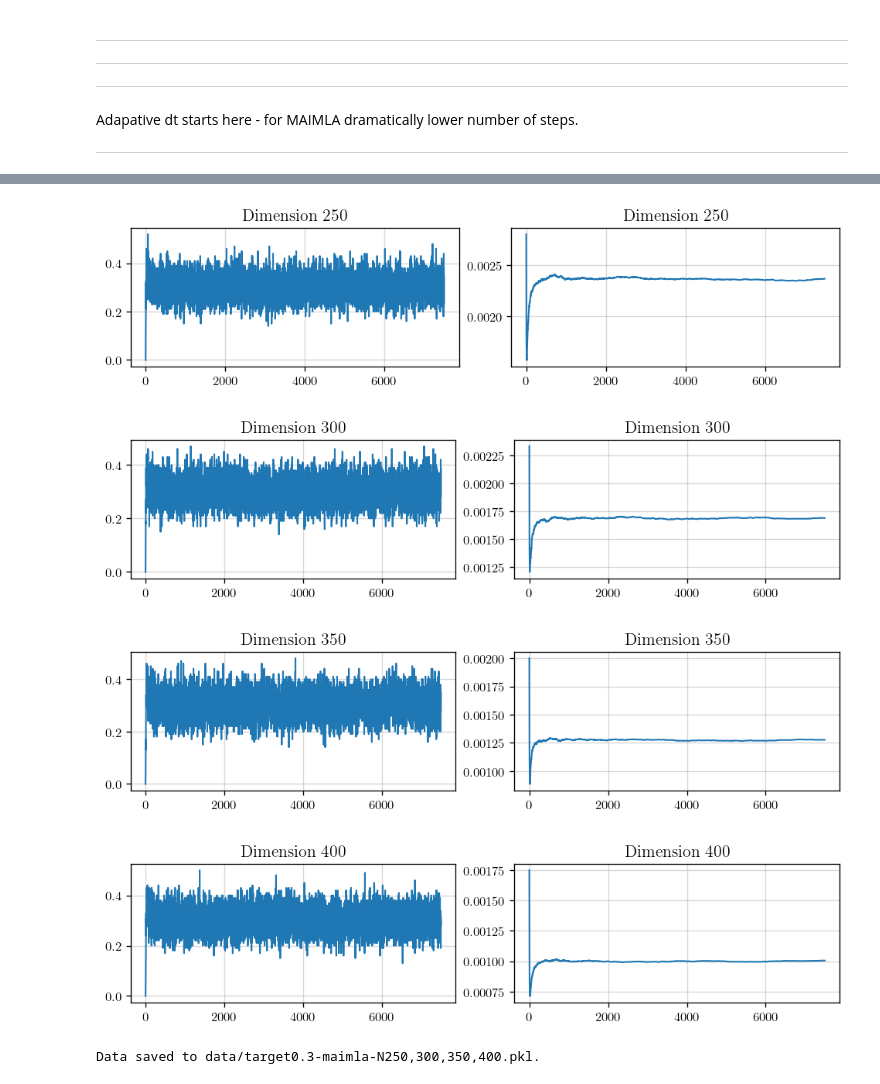
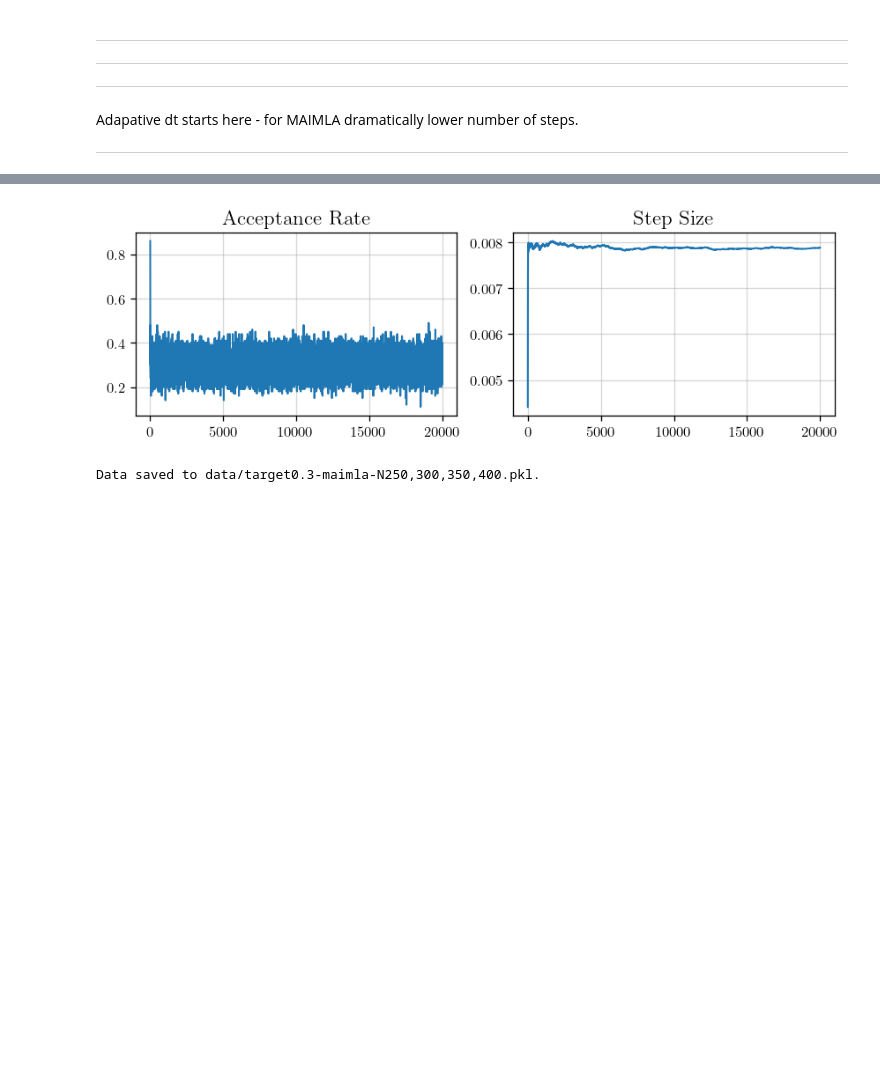
Before and after one commit to fredwdickinson/dissertation, a Jupyter notebook: code/notebooks/04_metropolis.ipynb, the cells around one changed output, grey strips where cells are left out. Drawn from its saved outputs; the diff is of its cells as text; code cells hidden in the pictures; blank space fills up the shorter version.

```diff
--- a/code/notebooks/04_metropolis.ipynb
+++ b/code/notebooks/04_metropolis.ipynb
@@ -82,9 +82,9 @@ Adapative dt starts here - for MAIMLA dramatically lower number of steps.
 ---
 # %%
 M = 100; beta = 2.0; pot_name = "quartic";
-total_steps = 7500; target = 0.3;
-N_range = [250, 300, 350, 400]
-method = "maimla"
+total_steps = 20000; target = 0.3;
+N_range = [50]
+method = "mala"
 
 last_accepts = np.zeros_like(N_range, dtype = float)
 last_dts = np.zeros_like(N_range, dtype = float)
@@ -96,7 +96,7 @@ for j, N in enumerate(N_range):
     print(f"Running for N = {N}")
 
     init = random_matrix.init_quartic_eigenvalues(M, N, dt = 0.05)
-    dt_init = 1/N # Start near best guess..
+    dt_init = 1/(N**(1.5)) # Start near best guess..
     burn_steps = 0 # Since now running from equilibrium.
     print(f"({burn_steps} burn-in steps)")
 
@@ -130,19 +126,18 @@ Accepts  [0.3108 0.2978 0.2938 0.303 ]
 # %%
 # Trace plots for these Ns.
 for j, N in enumerate(N_range):
-    fig, axes = plt.subplots(1, 2, figsize = (8, 2))
+    fig, axes = plt.subplots(1, 2, figsize = (7, 2.25))
     axes[0].plot(acc_histories[j])
     axes[1].plot(dt_histories[j])
 
-    for ax in axes:
-        ax.set_title(f"Dimension {N}")
+    ax1, ax2 = axes
+    ax1.set_title("Acceptance Rate", fontsize = 14)
+    ax2.set_title("Step Size", fontsize = 14)
 
+    # plt.savefig("example-adapative-trace.pdf", format = "pdf", dpi = 120)
     plt.show()
 # %% [output]
-[figure, old version]
+[figure, new version]
-[figure, removed]
-[figure, removed]
-[figure, removed]
 # %%
 # Save the results.
 import pickle
```
Also changed, not shown: parts of 6 cells of this notebook, 4 other files.
